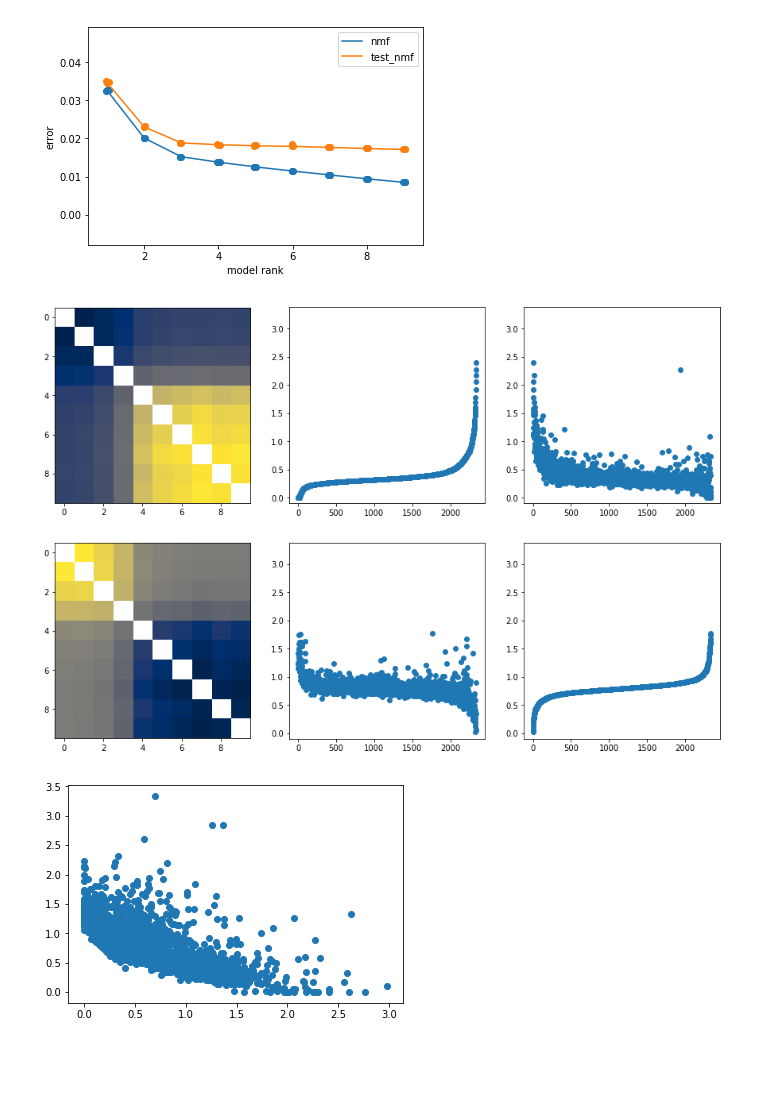
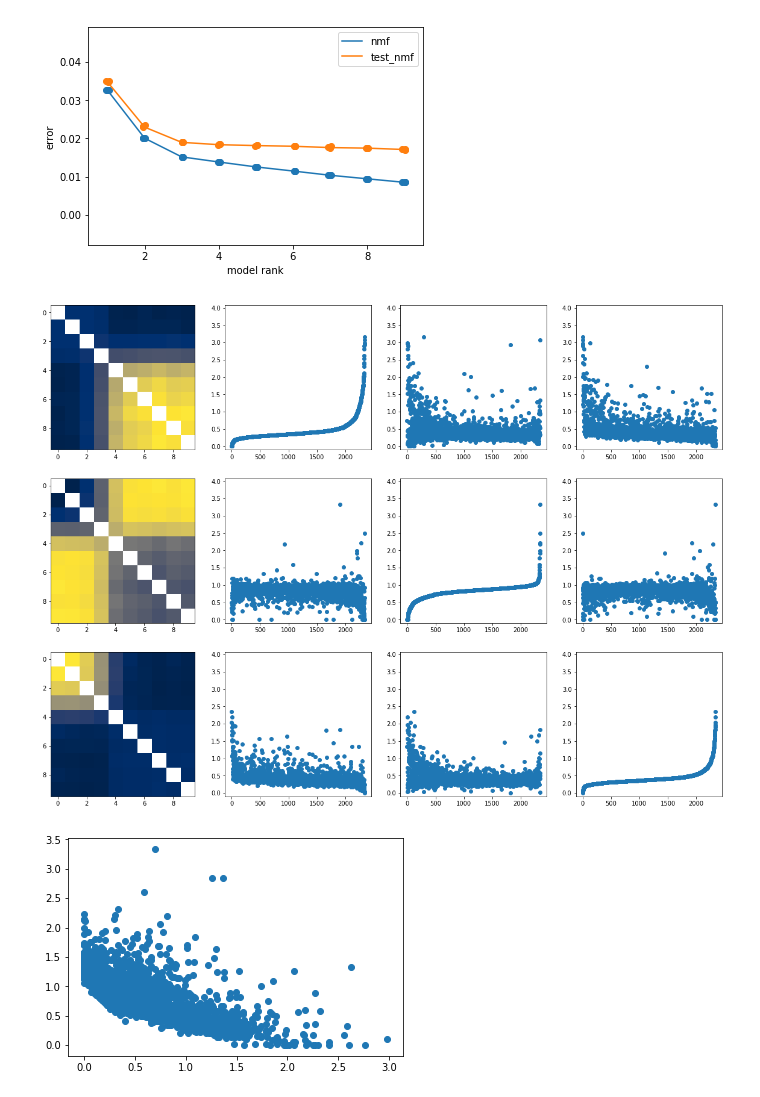
Before and after one commit to GiocomoLab/MightyMorphingPhotonRangers, a Jupyter notebook: PlaceCellAnalyses/SingleCellSimNMF.ipynb, the cells around one changed output. Drawn from its saved outputs; the diff is of its cells as text; code cells hidden in the pictures; blank space fills up the shorter version.

```diff
--- a/PlaceCellAnalyses/SingleCellSimNMF.ipynb
+++ b/PlaceCellAnalyses/SingleCellSimNMF.ipynb
@@ -212,7 +215,7 @@ replicate 2
 # %%
 fig_rare[0].savefig(os.path.join("G:\\My Drive\\manuscripts\\MightyMorphinPhotonRangers\\Figures",'rare_cellnmf_rmse.pdf'),format='pdf')
 # %%
-f_factors_rare,ax_factors_rare = scnmf.plot_factors(results_rare,2,10,downsample=.1)
+f_factors_rare,ax_factors_rare = scnmf.plot_factors(results_rare,3,10,downsample=.1)
 # %% [output]
-[figure, old version]
+[figure, new version]
 # %%
```
Also changed, not shown: parts of 12 cells of this notebook, 6 other files.
